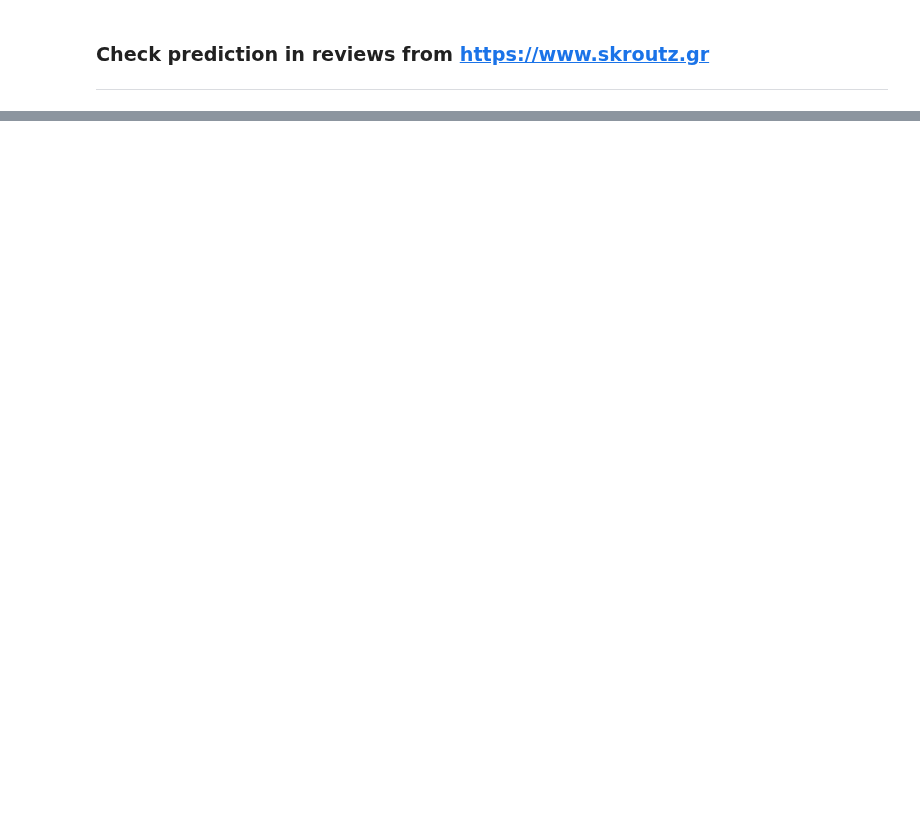
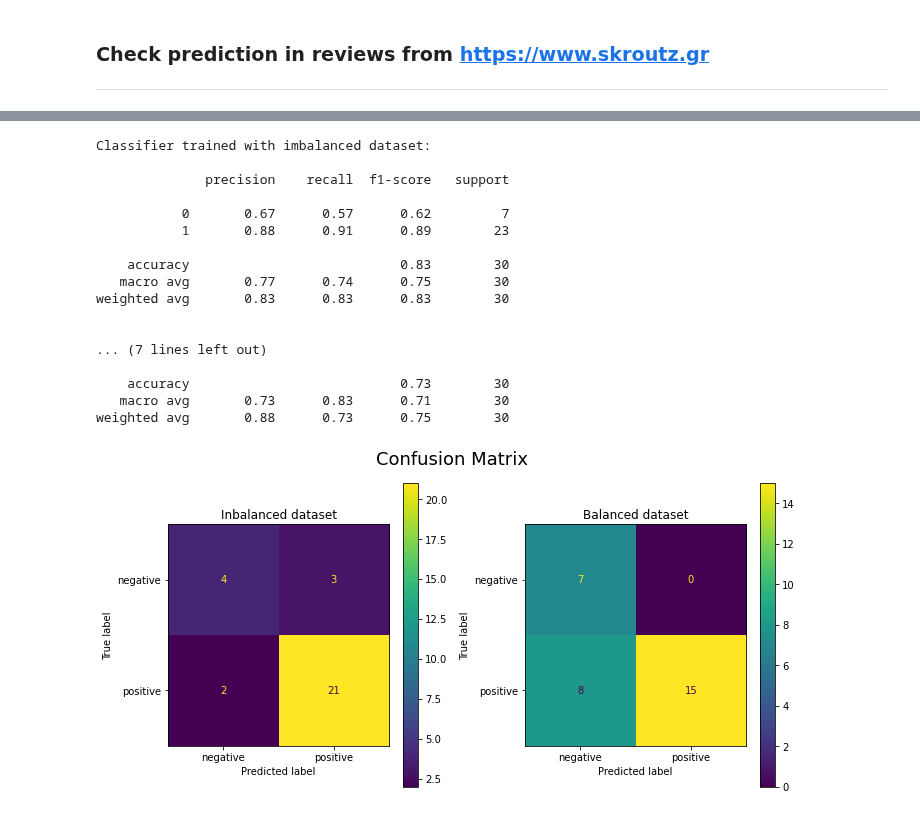
Before and after one commit to JoKoum/Machine-Learning-Project, a Jupyter notebook: Analyze-review-sentiment.ipynb, the cells around one changed output, grey strips where cells are left out. Cells and saved outputs as stored; diff of their text form; code cells hidden in the pictures; blank space fills up the shorter version.

```diff
--- a/Analyze-review-sentiment.ipynb
+++ b/Analyze-review-sentiment.ipynb
@@ -601 +668,46 @@ Text(0.5, 1.0, 'Confusion Matrix')
+# %%
+url = 'https://www.skroutz.gr/s/23272388/Xiaomi-Redmi-Note-9-Pro-128GB-Tropical-Green.html#reviews'
+rselector= '#sku_reviews_list > li div.review-body'
+sselector = '#sku_reviews_list > li div.actual-rating > span'
+data = data_extraction(url,rselector,sselector)
+
+vectorized_data = tfidfvectorizer.transform(data['reviews'])
+vectorized_data_downsampled = tfidfvectorizer_downsampled.transform(data['reviews'])
+
+predictions = text_svc.predict(vectorized_data)
+print('Classifier trained with imbalanced dataset:\n')
+print(metrics.classification_report(data['sentiment'],text_svc.predict(vectorized_data)))
+print('\n\nClassifier trained with balanced dataset:\n')
+print(metrics.classification_report(data['sentiment'],text_svc_downsampled.predict(vectorized_data_downsampled)))
+
+fig, ax = plt.subplots(1, 2, figsize = (10,5))
+confusion_matrix = metrics.plot_confusion_matrix(text_svc,vectorized_data,data['sentiment'],
+                                                 display_labels=['negative','positive'],ax=ax[0])
+
+ax[0].set_title('Inbalanced dataset')
+confusion_matrix_downsampled = metrics.plot_confusion_matrix(text_svc_downsampled,vectorized_data_downsampled,data['sentiment'],
+                                                 display_labels=['negative','positive'],ax=ax[1])
+
+ax[1].set_title('Balanced dataset')
+plt.suptitle("Confusion Matrix", fontsize = 18)
+plt.tight_layout()
+# %% [output]
+Classifier trained with imbalanced dataset:
+
+              precision    recall  f1-score   support
+
+           0       0.67      0.57      0.62         7
+           1       0.88      0.91      0.89        23
+
+    accuracy                           0.83        30
+   macro avg       0.77      0.74      0.75        30
+weighted avg       0.83      0.83      0.83        30
+
+
+... (7 lines left out)
+
+    accuracy                           0.73        30
+   macro avg       0.73      0.83      0.71        30
+weighted avg       0.88      0.73      0.75        30
+[figure, added]
 # %%
```
Also changed, not shown: parts of 14 cells of this notebook.
